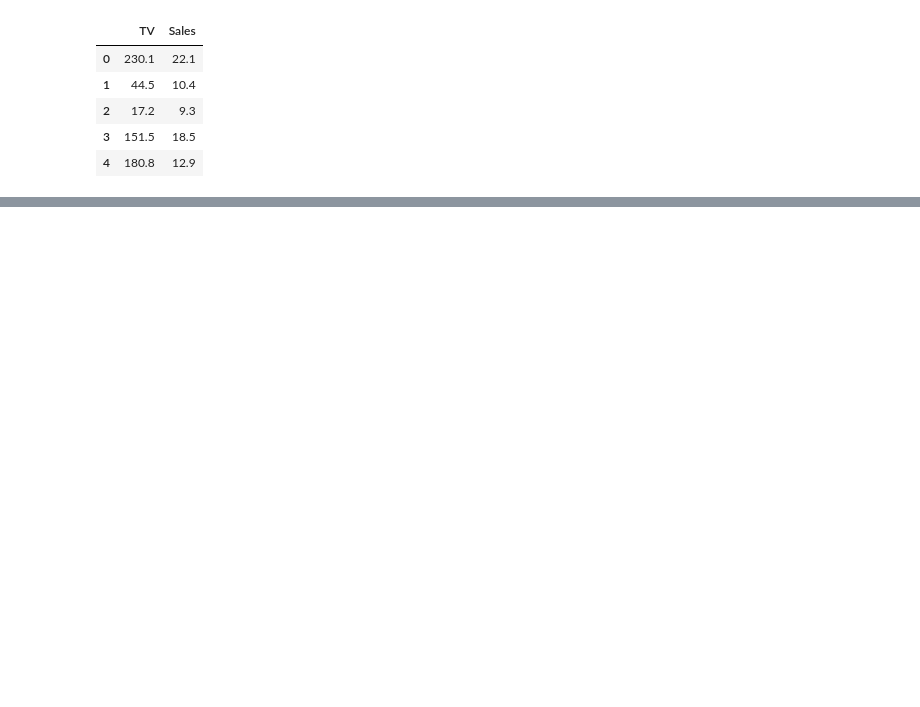
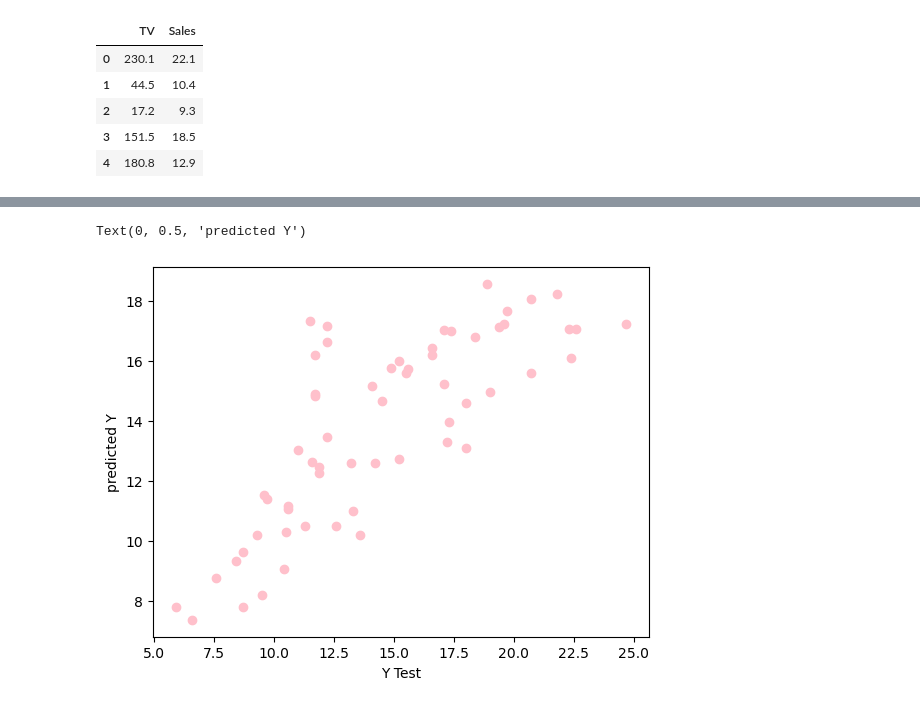
Before and after one commit to iuribel/ML-OREILLY, a Jupyter notebook: Study case 1/CaseStudy1.ipynb, the cells around one changed output, grey strips where cells are left out. Cells and saved outputs as stored; diff of their text form; code cells hidden in the pictures; blank space fills up the shorter version.

```diff
--- a/Study case 1/CaseStudy1.ipynb
+++ b/Study case 1/CaseStudy1.ipynb
@@ -13,0 +188,10 @@ advertising.head()
+# %%
+#lets plot the results
+
+import matplotlib.pyplot as plt
+plt.scatter(y_test, y_pred, color="pink")
+plt.xlabel('Y Test')
+plt.ylabel('predicted Y')
+# %% [output]
+Text(0, 0.5, 'predicted Y')
+[figure, added]
```
Also changed, not shown: parts of 22 cells of this notebook.
